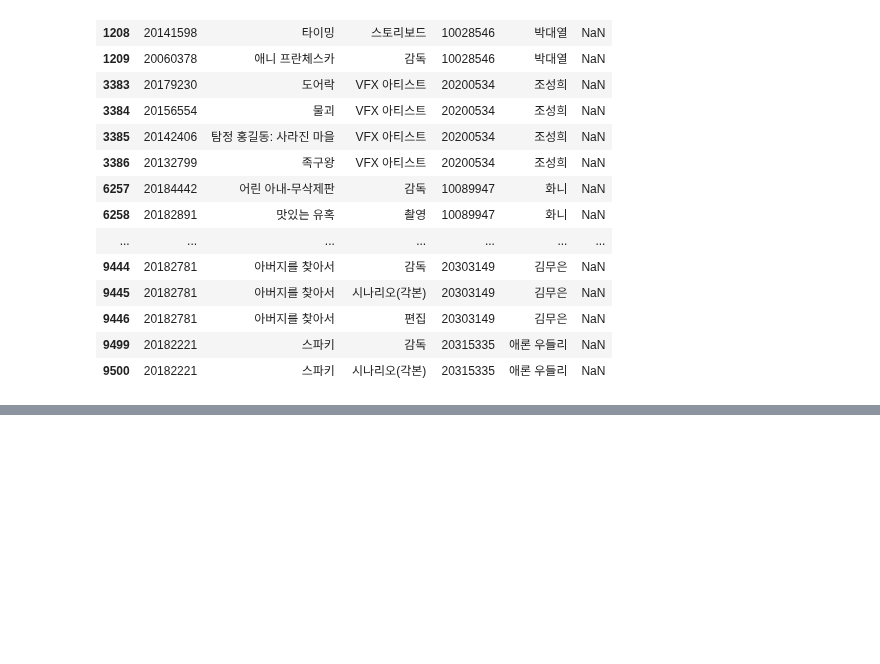
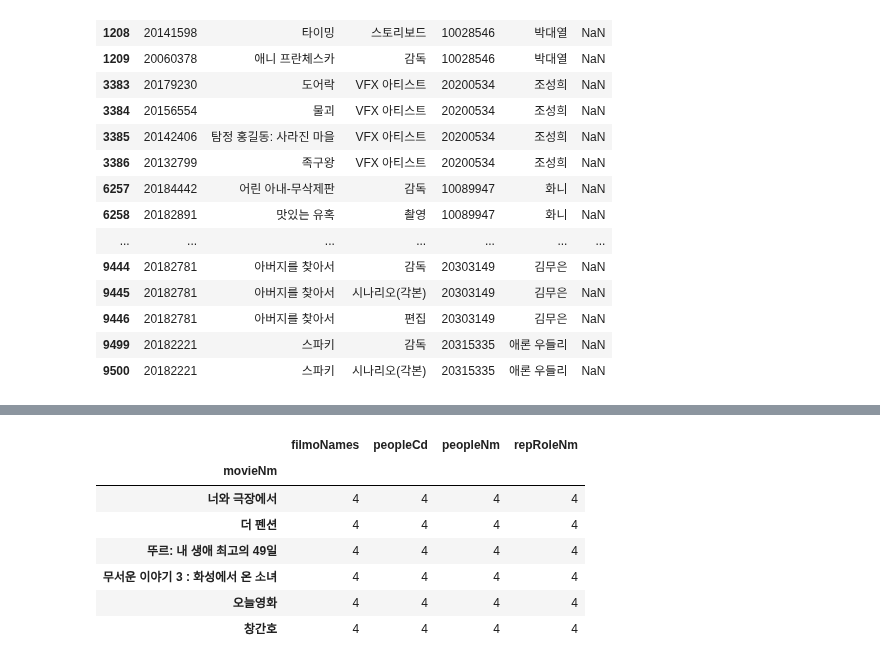
Before and after one commit to kim4pb/Female-led-Korean-Films, a Jupyter notebook: 02.EDA/EDA_directors.ipynb, the cells around one changed output, grey strips where cells are left out. Cells and saved outputs as stored; diff of their text form; code cells hidden in the pictures; blank space fills up the shorter version.

```diff
--- a/02.EDA/EDA_wooju.ipynb
+++ b/02.EDA/EDA_directors.ipynb
@@ -235,0 +281,13 @@ director_detail.to_csv('../01.Data_Collection/director_detail.csv', index=False)
+# %%
+same_name_film= director_code.groupby(['movieNm']).count()
+# %%
+same_name_film[same_name_film['peopleCd']>=4]
+# %% [output]
+|  | filmoNames | peopleCd | peopleNm | repRoleNm |
+| movieNm |  |  |  |  |
+| 너와 극장에서 | 4 | 4 | 4 | 4 |
+| 더 펜션 | 4 | 4 | 4 | 4 |
+| 뚜르: 내 생애 최고의 49일 | 4 | 4 | 4 | 4 |
+| 무서운 이야기 3 : 화성에서 온 소녀 | 4 | 4 | 4 | 4 |
+| 오늘영화 | 4 | 4 | 4 | 4 |
+| 창간호 | 4 | 4 | 4 | 4 |
```
Also changed, not shown: parts of 43 cells of this notebook, 1 other file.
